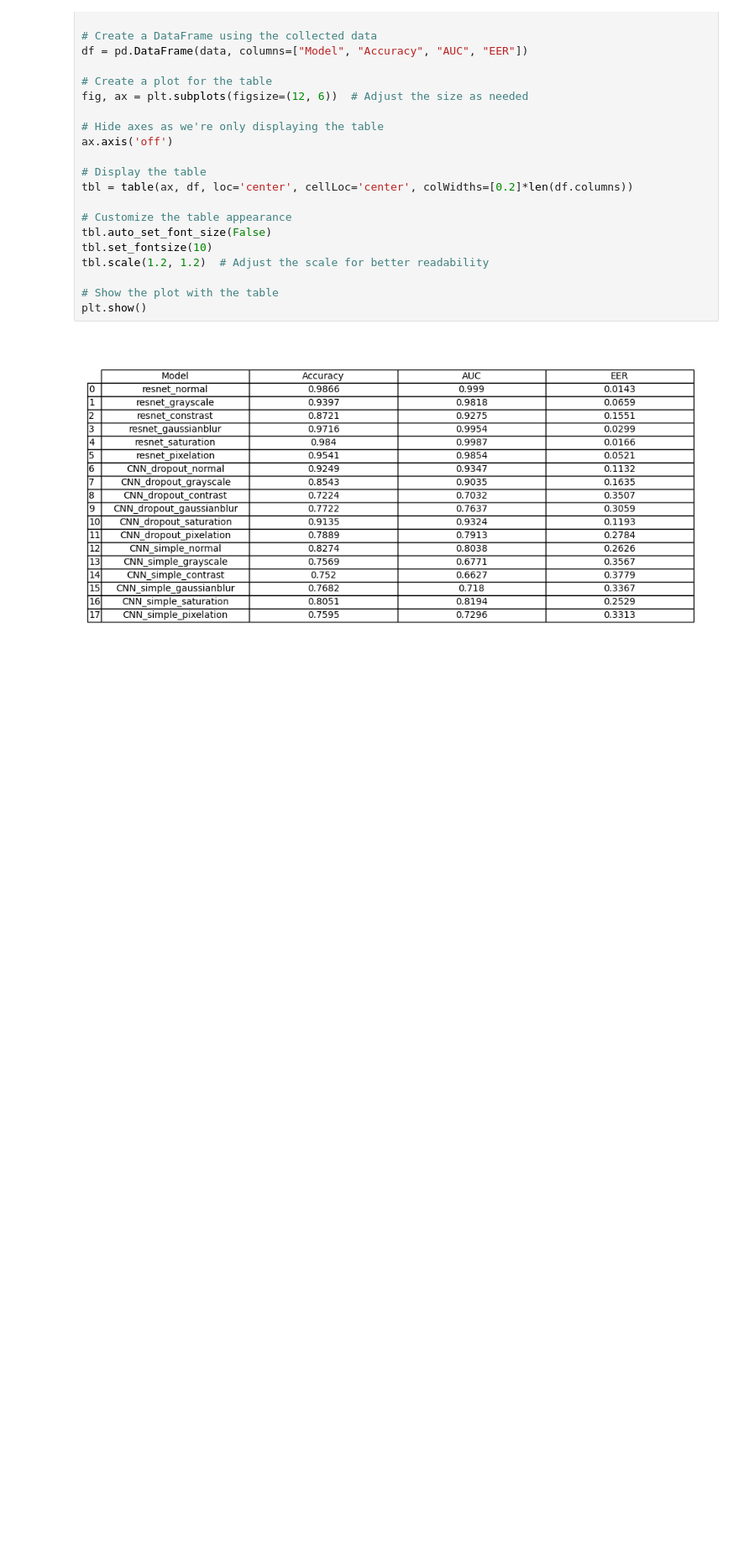
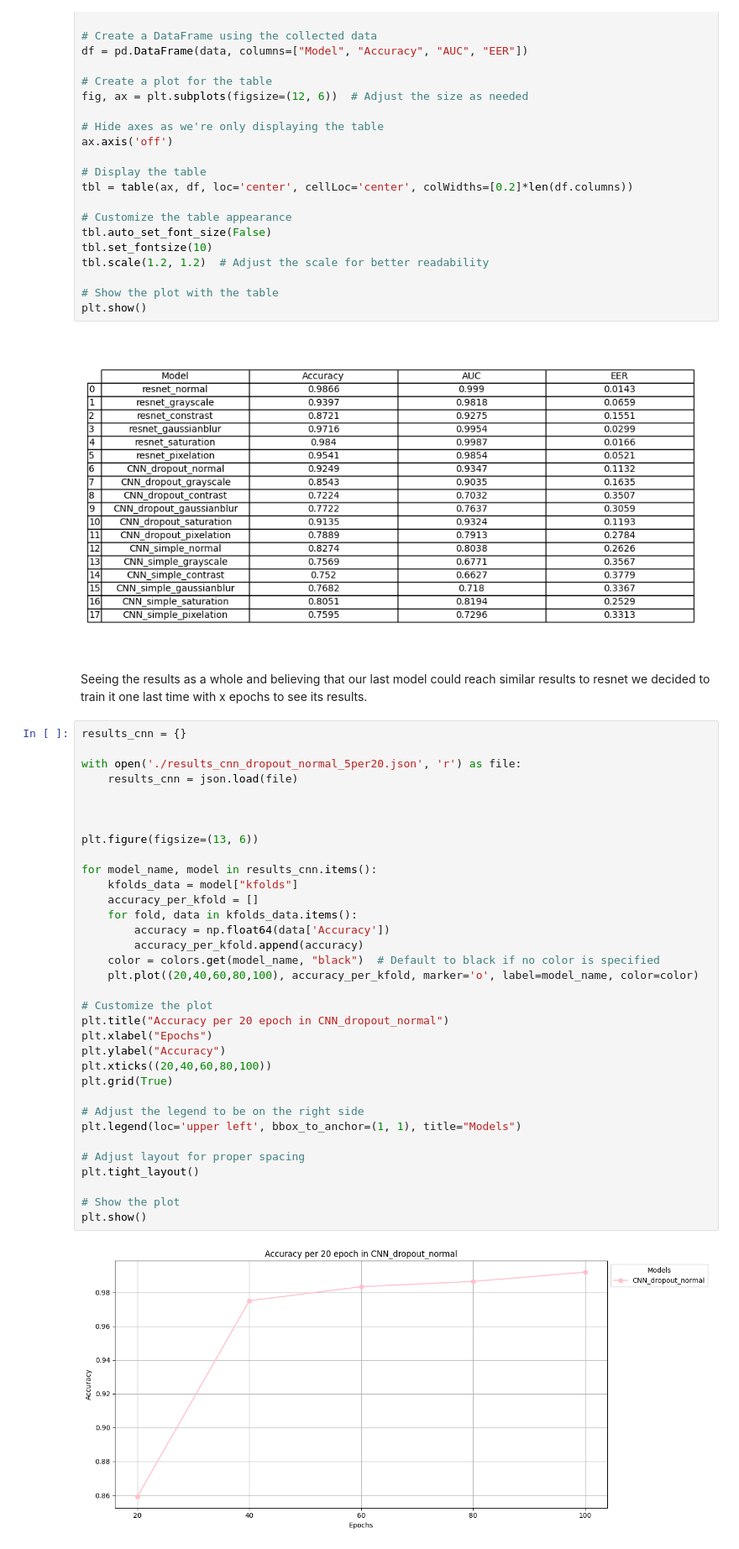
Before and after one commit to Dav1sp/ACPR, a Jupyter notebook: classifier_comparison.ipynb, the cells around one changed output. Shown at 84% size. Drawn from its saved outputs; the diff is of its cells as text; blank space fills up the shorter version.

Commit message:
more images

```diff
--- a/classifier_comparison.ipynb
+++ b/classifier_comparison.ipynb
@@ -319,3 +319,43 @@ tbl.scale(1.2, 1.2)  # Adjust the scale for better readability
 plt.show()
 # %% [output]
 [figure]
+# %% [markdown]
+Seeing the results as a whole and believing that our last
+model could reach similar results to resnet we decided to train
+it one last time with x epochs to see its results.
+# %%
+results_cnn = {}
+
+with open('./results_cnn_dropout_normal_5per20.json', 'r') as file:
+    results_cnn = json.load(file)
+
+
+
+plt.figure(figsize=(13, 6))
+
+for model_name, model in results_cnn.items():
+    kfolds_data = model["kfolds"]
+    accuracy_per_kfold = []
+    for fold, data in kfolds_data.items():
+        accuracy = np.float64(data['Accuracy'])
+        accuracy_per_kfold.append(accuracy)
+    color = colors.get(model_name, "black")  # Default to black if no color is specified
+    plt.plot((20,40,60,80,100), accuracy_per_kfold, marker='o', label=model_name, color=color)
+
+# Customize the plot
+plt.title("Accuracy per 20 epoch in CNN_dropout_normal")
+plt.xlabel("Epochs")
+plt.ylabel("Accuracy")
+plt.xticks((20,40,60,80,100))
+plt.grid(True)
+
+# Adjust the legend to be on the right side
+plt.legend(loc='upper left', bbox_to_anchor=(1, 1), title="Models")
+
+# Adjust layout for proper spacing
+plt.tight_layout()
+
+# Show the plot
+plt.show()
+# %% [output]
+[figure, added]
```
Also changed, not shown: parts of 2 cells of this notebook.
